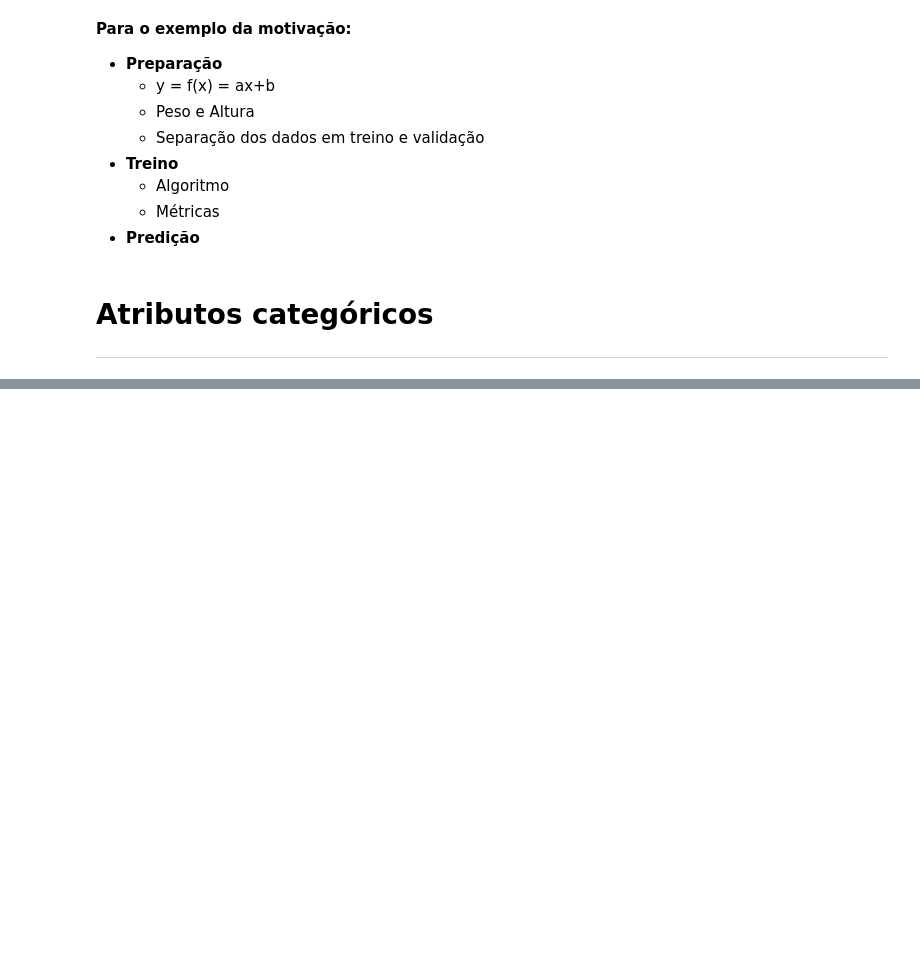
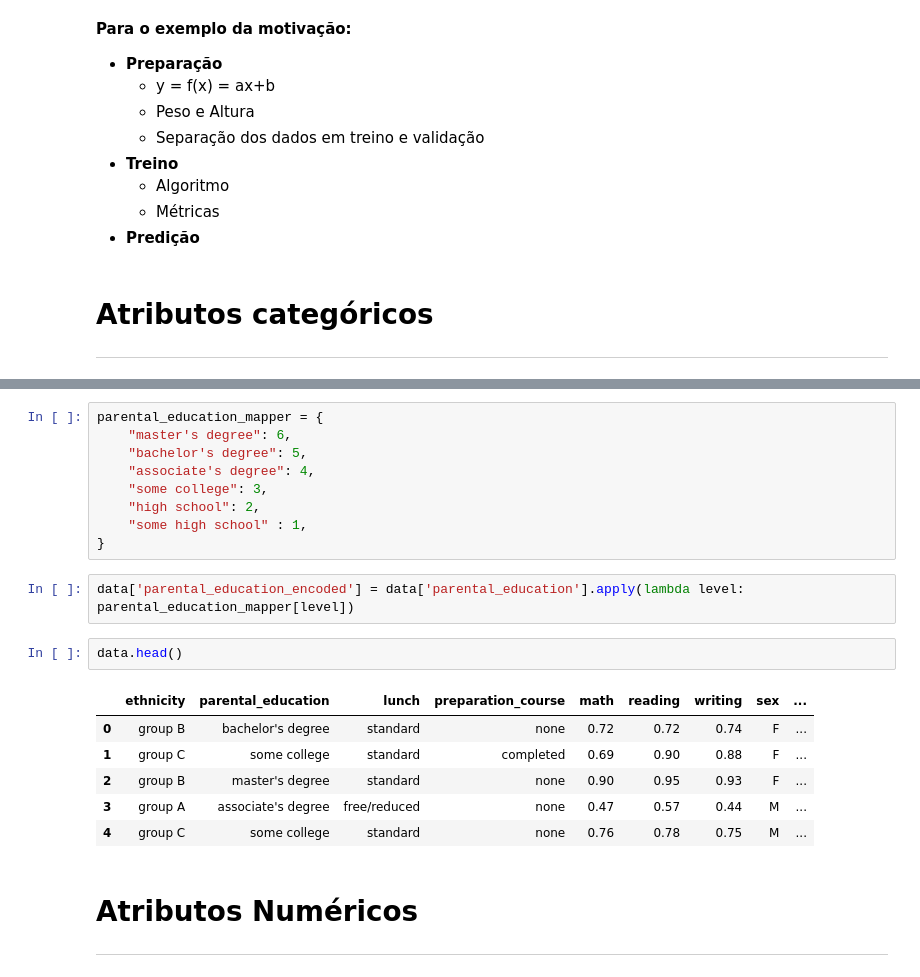
Before and after one commit to vinigm/Estudos, a Jupyter notebook: Machine_Learning.ipynb, the cells around one changed output, grey strips where cells are left out. Cells and saved outputs as stored; diff of their text form; blank space fills up the shorter version.

```diff
--- a/Machine_Learning.ipynb
+++ b/Machine_Learning.ipynb
@@ -94,0 +186,23 @@ O Aprendizado de máquina é uma area que busca modelos matemáticos preditivos
+# %%
+parental_education_mapper = {
+    "master's degree": 6,
+    "bachelor's degree": 5,
+    "associate's degree": 4,
+    "some college": 3,
+    "high school": 2,
+    "some high school" : 1,
+}
+# %%
+data['parental_education_encoded'] = data['parental_education'].apply(lambda level: parental_education_mapper[level])
+# %%
+data.head()
+# %% [output]
+|  | ethnicity | parental_education | lunch | preparation_course | math | reading | writing | sex | ... |
+| 0 | group B | bachelor's degree | standard | none | 0.72 | 0.72 | 0.74 | F | ... |
+| 1 | group C | some college | standard | completed | 0.69 | 0.90 | 0.88 | F | ... |
+| 2 | group B | master's degree | standard | none | 0.90 | 0.95 | 0.93 | F | ... |
+| 3 | group A | associate's degree | free/reduced | none | 0.47 | 0.57 | 0.44 | M | ... |
+| 4 | group C | some college | standard | none | 0.76 | 0.78 | 0.75 | M | ... |
+# %% [markdown]
+# **Atributos Numéricos**
+---
```
Also changed, not shown: parts of 11 cells of this notebook.
